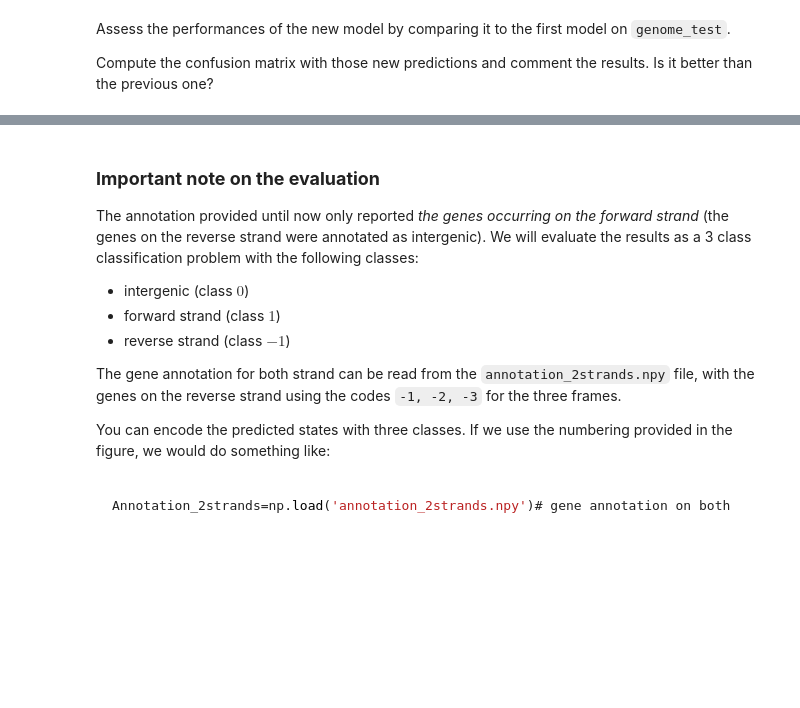
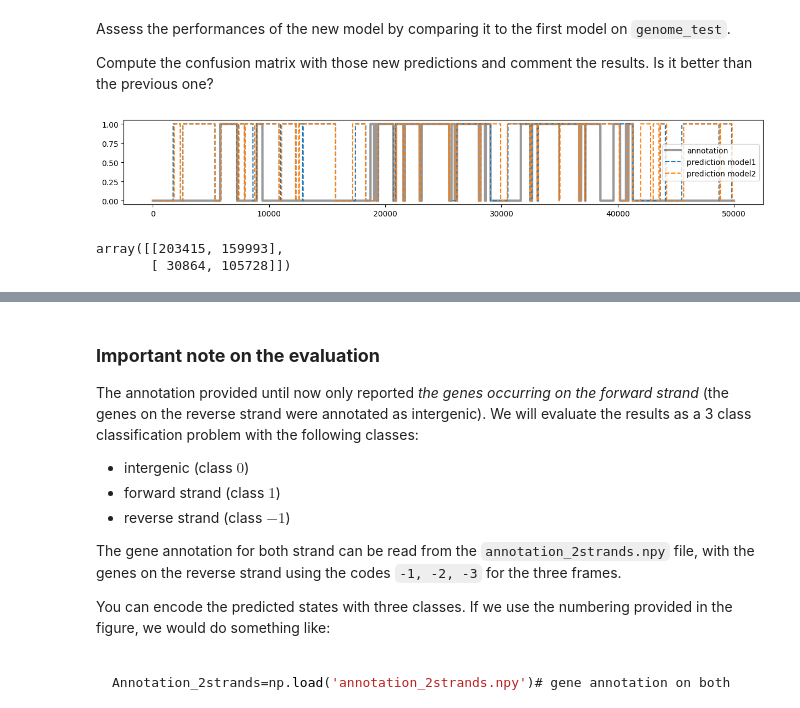
Before and after one commit to Jynns/AppliedPML_GroupA, a Jupyter notebook: assignement-geneprediction/HMM_Gene_prediction.ipynb, the cells around one changed output, grey strips where cells are left out. Saved outputs shown, nothing was run; the diff lists cells and outputs as text; code cells hidden in the pictures; blank space fills up the shorter version.

```diff
--- a/assignement-geneprediction/HMM_Gene_prediction.ipynb
+++ b/assignement-geneprediction/HMM_Gene_prediction.ipynb
@@ -263,7 +263,7 @@ def viterbi(allx,Pi,A,B):
 
     ## recursion ...  (your code here)
 
-    epsilon = 1e-10  # to avoid log(0)
+    epsilon = np.finfo(np.float64).tiny# to avoid log(0)
     logA = np.log(A + epsilon)
     logB = np.log(B + epsilon)
     logPi = np.log(Pi + epsilon)
@@ -493,3 +495,35 @@ Assess the performances of the new model by comparing it to the first model on `
 
 
 Compute the confusion matrix with those new predictions and comment the results. Is it better than the previous one?
+# %%
+Pi2 = np.array([1, 0, 0, 0, 0, 0, 0, 0, 0, 0, 0, 0 ])  ##again, we start in an intergenic region
+A2 = np.zeros((12,12))
+a = A[0,1]
+b = A[3,0]
+#                  0  1  2  3  4  5  6  7  8  9 10 11
+A2 =  np.array([[1-a, a, 0, 0, 0, 0, 0, 0, 0, 0, 0, 0 ],#0 intergenic
+                [0  , 0, 1, 0, 0, 0, 0, 0, 0, 0, 0, 0 ],#1 ATG
+                [0  , 0, 0, 1, 0, 0, 0, 0, 0, 0, 0, 0 ],#2 T
+                [0  , 0, 0, 0, 1, 0, 0, 0, 0, 0, 0, 0 ],#3 G
+                [0  , 0, 0, 0, 0, 1, 0, 0, 0, 0, 0, 0 ],#4 Codon pos 0
+                [0  , 0, 0, 0, 0, 0, 1, 0, 0, 0, 0, 0 ],#5 Codon pos 1
+                [0  , 0, 0, 0, 1-b,0, 0, b, 0, 0, 0, 0 ],#6 Codon pos 2
+                [0  , 0, 0, 0, 0, 0, 0, 0, 0.5,0.5,0, 0 ],#7 T
+                [0  , 0, 0, 0, 0, 0, 0, 0, 0, 0, 1, 0 ],#8 G
+                [0  , 0, 0, 0, 0, 0, 0, 0, 0, 0, 0.5,0.5],#9 A
+                [1  , 0, 0, 0, 0, 0, 0, 0, 0, 0, 0, 0 ],#10 A
+                [1  , 0, 0, 0, 0, 0, 0, 0, 0, 0, 0, 0 ]])#11 G
+
+B2 = np.zeros((12,4))
+B2[0,:] = B[0,:]  # intergenic
+B2[4,:] = B[1,:]  # codon position 0
+B2[5,:] = B[2,:]  # codon position 1
+B2[6,:] = B[3,:]  # codon position 2
+B2[1,:] = np.array([0.83, 0.14, 0.03, 0.0]) # AGT of start codon
+B2[2,:] = np.array([0.0, 0.0, 1.0, 0.0])    # T of start codon
+B2[3,:] = np.array([0.0, 1.0, 0.0, 0.0])    # G of start codon
+B2[7,:] = np.array([0.0, 0.0, 1.0, 0.0])    # T of stop codon
+B2[8,:] = np.array([0.0, 1.0, 0.0, 0.0])    # G of stop codon
+B2[9,:] = np.array([1.0, 0.0, 0.0, 0.0])    # A of stop codon
+B2[10,:]= np.array([1.0, 0.0, 0.0, 0.0])    # A of stop codon
+B2[11,:]= np.array([0.0, 1.0, 0.0, 0.0])    # G of stop codon
@@ -496,11 +533,17 @@ Compute the confusion matrix with those new predictions and comment the results.
 # %%
-predicted_states2=viterbi(genome_test,Pi2,A2,B2)
-predicted_states2[predicted_states2!=0]=1
+subindex = 50000
 
 fig, ax = plt.subplots(figsize=(15,2))
-ax.plot(annotation_test, label="annotation", lw=3, color="black", alpha=.4)
-ax.plot(etat_predits, label="prediction model1", ls="--")
-ax.plot(etat_predits2, label="prediction model2", ls="--")
+ax.plot(annotation_test[:subindex], label="annotation", lw=3, color="black", alpha=.4)
+ax.plot(predicted_states[:subindex], label="prediction model1", ls="--")
+ax.plot(predicted_states2[:subindex], label="prediction model2", ls="--")
 
 plt.legend(loc="best")
 plt.show()
+# %% [output]
+[figure, added]
+# %%
+create_confusion_matrix(annotation_test, predicted_states2)
+# %% [output]
+array([[203415, 159993],
+       [ 30864, 105728]])
```
Also changed, not shown: parts of 9 cells of this notebook, 1 other file.
